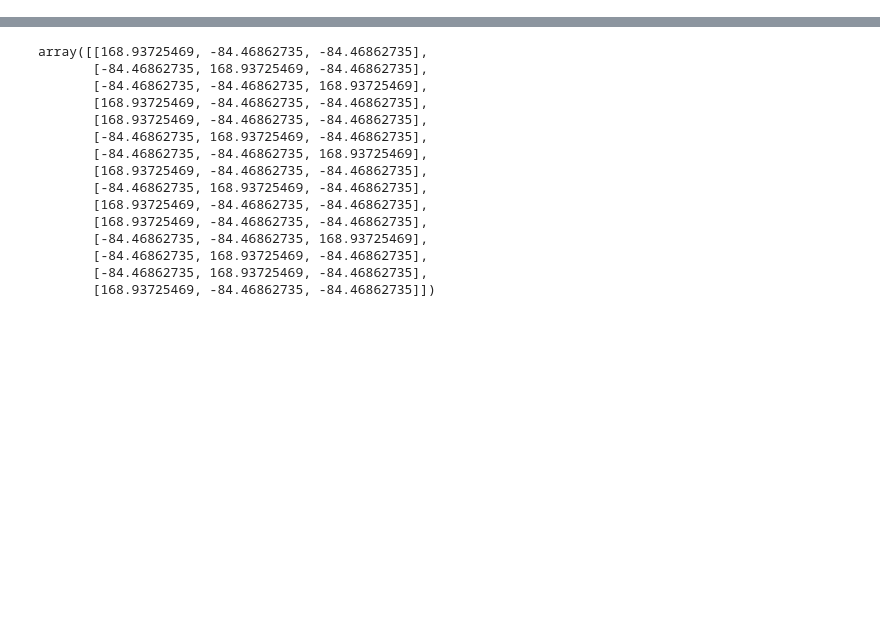
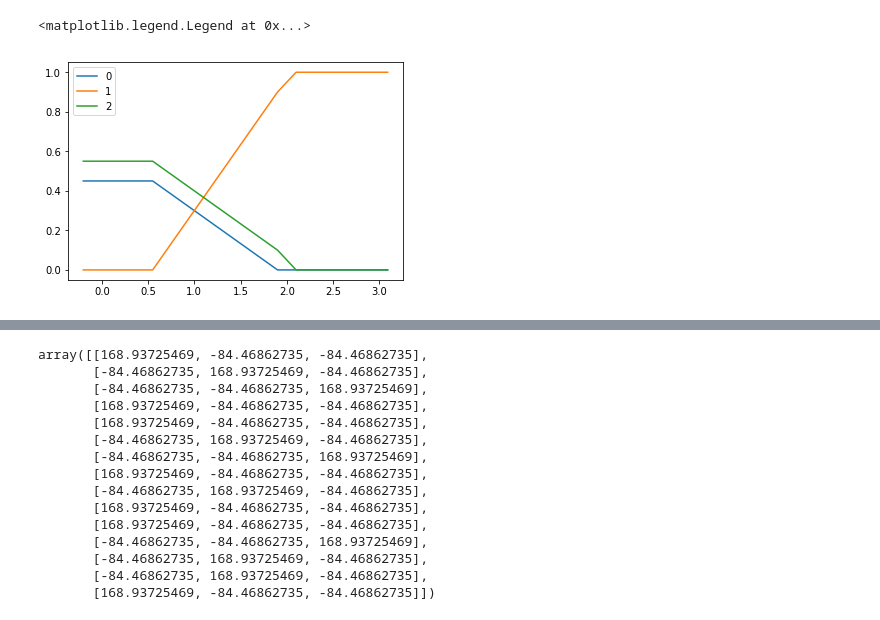
Before and after one commit to christiaanjs/phylo-hacking, a Jupyter notebook: cc/log-derivative.ipynb, the cells around one changed output, grey strips where cells are left out. Saved outputs shown, nothing was run; the diff lists cells and outputs as text; code cells hidden in the pictures; blank space fills up the shorter version.

Commit message:
Experiments with sparse discrete variational families

```diff
--- a/cc/log-derivative.ipynb
+++ b/cc/log-derivative.ipynb
@@ -7,0 +53,13 @@ import matplotlib.pyplot as plt
+# %%
+x = np.arange(-0.2, 3.1, 0.01)
+first = np.repeat(1.0, len(x))
+third = np.repeat(1.1, len(x))
+X = np.column_stack((first, x, third))
+Y = sparsemax_rows(X)
+fig, ax = plt.subplots()
+for i, y in enumerate(Y.T):
+    ax.plot(x, y, label=i)
+ax.legend()
+# %% [output]
+<matplotlib.legend.Legend at 0x...>
+[figure, added]
```
Also changed, not shown: parts of 29 cells of this notebook.
